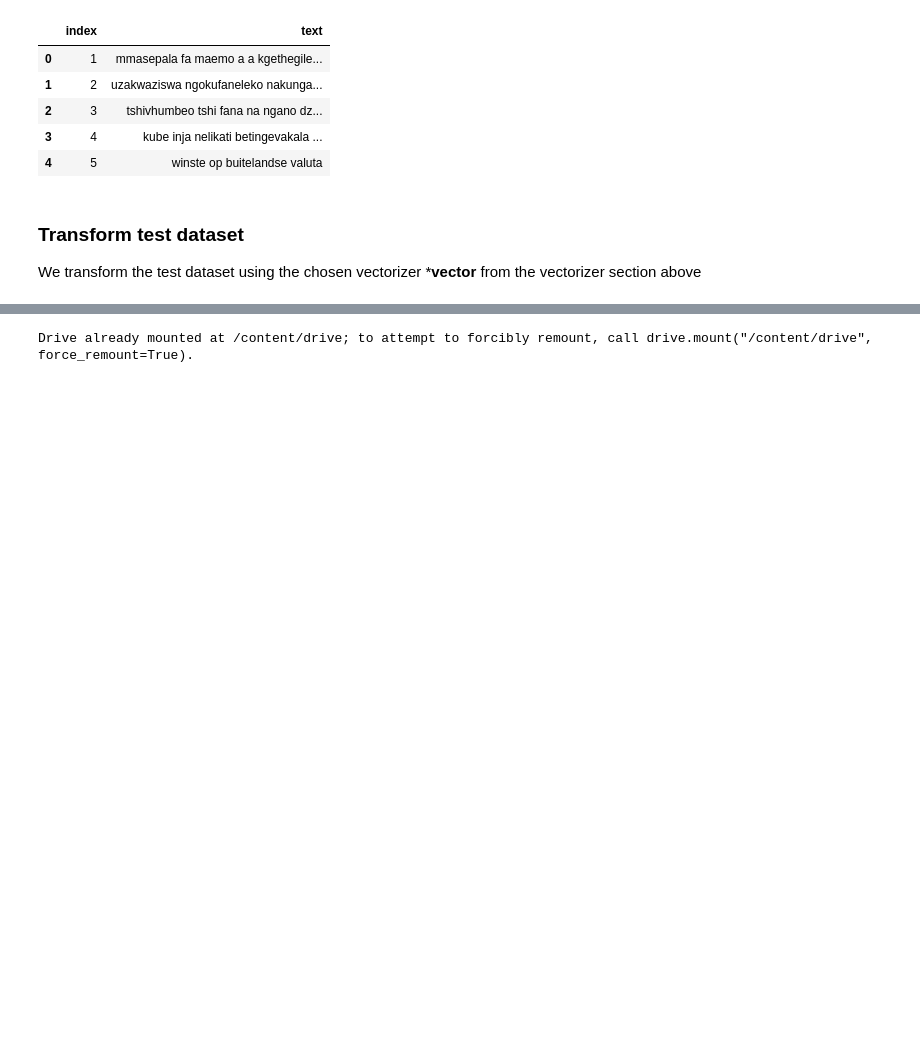
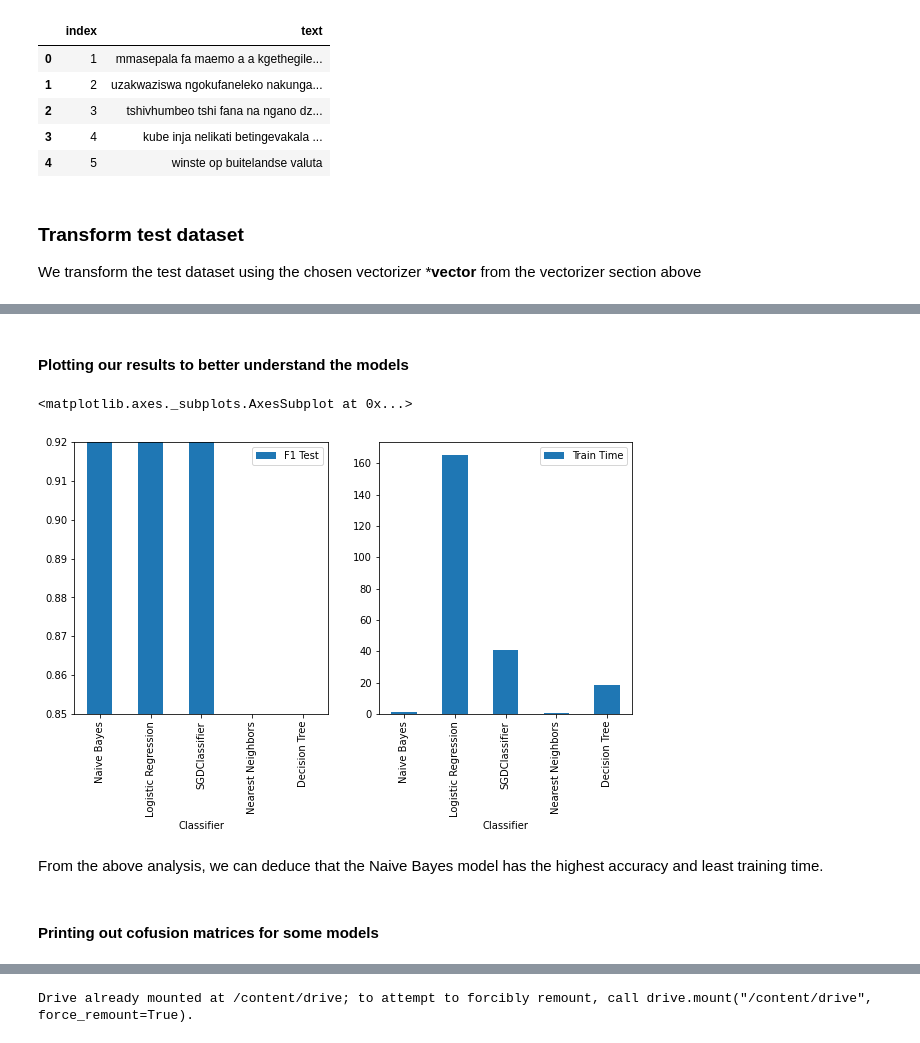
Before and after one commit to WinfredM/winfred, a Jupyter notebook: Language_Identification_Classification_Hachathon_Winfred_Mutinda.ipynb, the cells around one changed output, grey strips where cells are left out. Saved outputs shown, nothing was run; the diff lists cells and outputs as text; code cells hidden in the pictures; blank space fills up the shorter version.

```diff
--- a/Language_Identification_Classification_Hachathon_Winfred_Mutinda.ipynb
+++ b/Language_Identification_Classification_Hachathon_Winfred_Mutinda.ipynb
@@ -590,0 +479,3 @@ df.to_csv('randof.csv',index=False)
+# %%
+# getting our training and testing data
+X_train, X_test, y_train, y_test = train_test_split(X, y_label, test_size=0.2, random_state=RANDOM_STATE)
@@ -590,0 +498,37 @@ df.to_csv('randof.csv',index=False)
+# %%
+# fitting, predicting and evaluating our fitted models
+results = []
+
+models = {}
+confusion = {}
+class_report = {}
+
+
+for name, clf in zip(names, classifiers):
+    print ('Fitting {:s} model...'.format(name))
+    run_time = %timeit -q -o clf.fit(X_train, y_train)
+
+    print ('... predicting')
+    y_pred = clf.predict(X_train)
+    y_pred_test = clf.predict(X_test)
+
+    print ('... scoring')
+    accuracy  = metrics.accuracy_score(y_train, y_pred)
+    precision = metrics.precision_score(y_train, y_pred, average='macro')
+    recall    = metrics.recall_score(y_train, y_pred, average='macro')
+
+    f1        = metrics.f1_score(y_train, y_pred,average='macro')
+    f1_test   = metrics.f1_score(y_test, y_pred_test,average='macro')
+
+    # Save the results to dictionaries
+    models[name] = clf
+    confusion[name] = metrics.confusion_matrix(y_train, y_pred)
+    class_report[name] = metrics.classification_report(y_train, y_pred)
+
+    results.append([name, accuracy, precision, recall, f1, f1_test, run_time.best])
+
+
+results = pd.DataFrame(results, columns=['Classifier', 'Accuracy', 'Precision', 'Recall', 'F1 Train', 'F1 Test', 'Train Time'])
+results.set_index('Classifier', inplace= True)
+
+print ('... All done!')
@@ -590,0 +562,14 @@ df.to_csv('randof.csv',index=False)
+# %% [markdown]
+#### Plotting our results to better understand the models
+# %%
+fig, ax = plt.subplots(1, 2, figsize=(10, 5))
+results.sort_values('F1 Train', ascending=False, inplace=True)
+results.plot(y=['F1 Test'], kind='bar', ax=ax[0], xlim=[0,1.1], ylim=[0.85,0.92])
+results.plot(y='Train Time', kind='bar', ax=ax[1])
+# %% [output]
+<matplotlib.axes._subplots.AxesSubplot at 0x...>
+[figure, added]
+# %% [markdown]
+From the above analysis, we can deduce that the Naive Bayes model has the highest accuracy and least training time.
+# %% [markdown]
+#### Printing out cofusion matrices for some models
```
Also changed, not shown: parts of 80 cells of this notebook.
